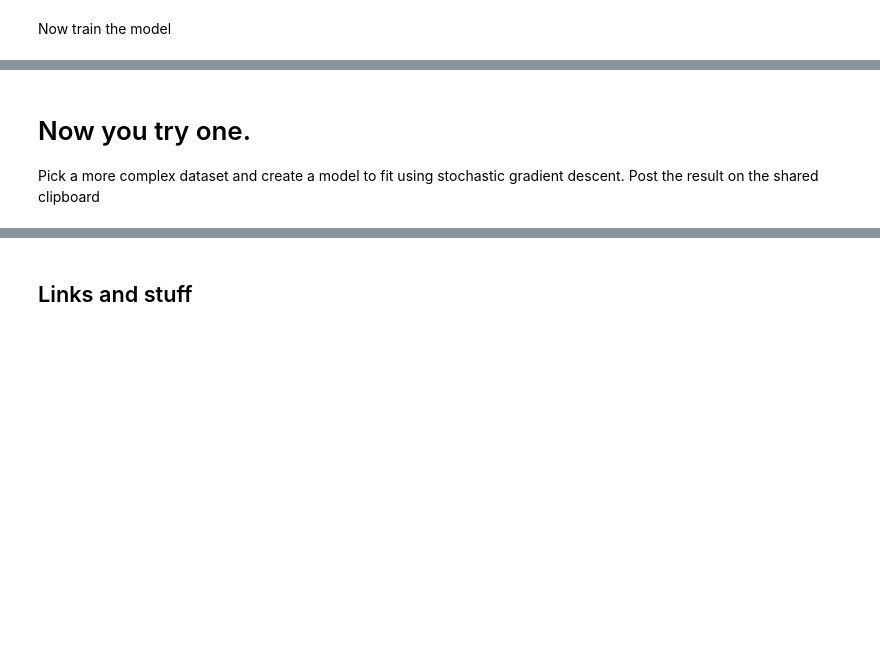
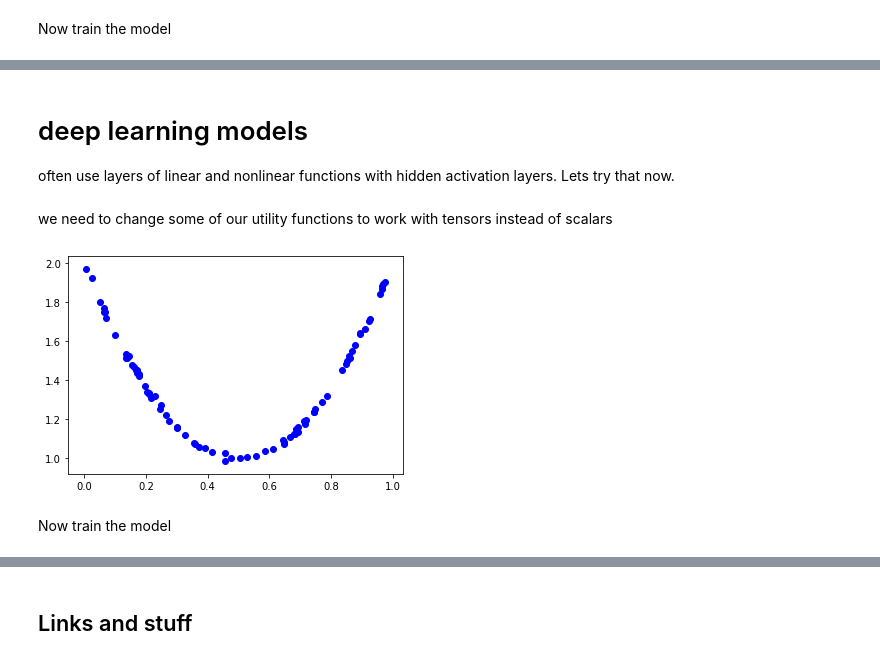
Before and after one commit to WestCoastML/pytorch_tutorial, a Jupyter notebook: pytorch_tutorial1.ipynb, the cells around one changed output, grey strips where cells are left out. Drawn from its saved outputs; the diff is of its cells as text; code cells hidden in the pictures; blank space fills up the shorter version.

```diff
--- a/pytorch_tutorial1.ipynb
+++ b/pytorch_tutorial1.ipynb
@@ -354,3 +464,22 @@ HTML(animation.ArtistAnimation(fig, artists,interval=50, blit=True,repeat_delay=
-# %% [markdown]
-# Now you try one.
-Pick a more complex dataset and create a model to fit using stochastic gradient descent. Post the result on the shared clipboard
+# %% [markdown]
+# deep learning models
+often use layers of linear and nonlinear functions with hidden activation layers. Lets try that now.
+# %% [markdown]
+we need to change some of our utility functions to work with tensors instead of scalars
+# %%
+# Data Generation
+def vector_dataset_from_function_with_noise(f,npoints=100,noise=0.1):
+  np.random.seed(42)
+  x_train_tensor = torch.rand((int(npoints*.8),1),device=device)
+  y_train_tensor = f(x_train_tensor)
+  y_train_tensor += torch.randn(y_train_tensor.shape)*noise
+  x_val_tensor = torch.rand((int(npoints*.2),1),device=device)
+  y_val_tensor = f(x_train_tensor)
+  y_val_tensor += torch.randn(y_val_tensor.shape)*noise
+  return x_train_tensor,y_train_tensor,x_val_tensor,y_val_tensor
+# %%
+x_train_tensor,y_train_tensor,x_val_tensor,y_val_tensor = vector_dataset_from_function_with_noise(lambda x:1 + 4 * (x-0.5)**2,noise=0.01 ,npoints=100 )
+plt.scatter(x_train_tensor,y_train_tensor,c='b')
+plt.show()
+# %% [output]
+[figure, added]
@@ -356,0 +499,2 @@ Pick a more complex dataset and create a model to fit using stochastic gradient
+# %% [markdown]
+Now train the model
```
Also changed, not shown: parts of 44 cells of this notebook.
